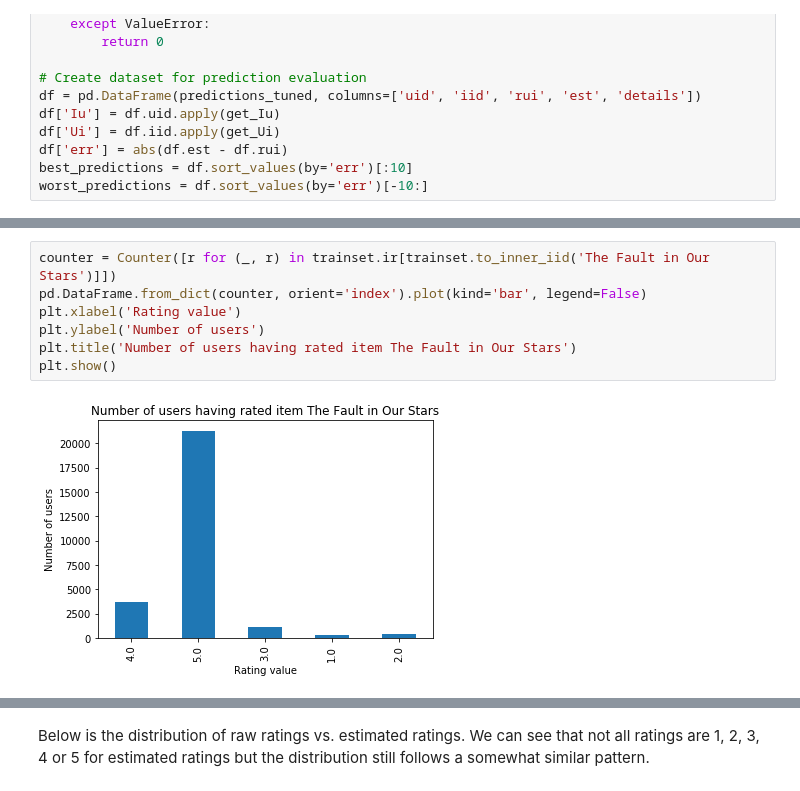
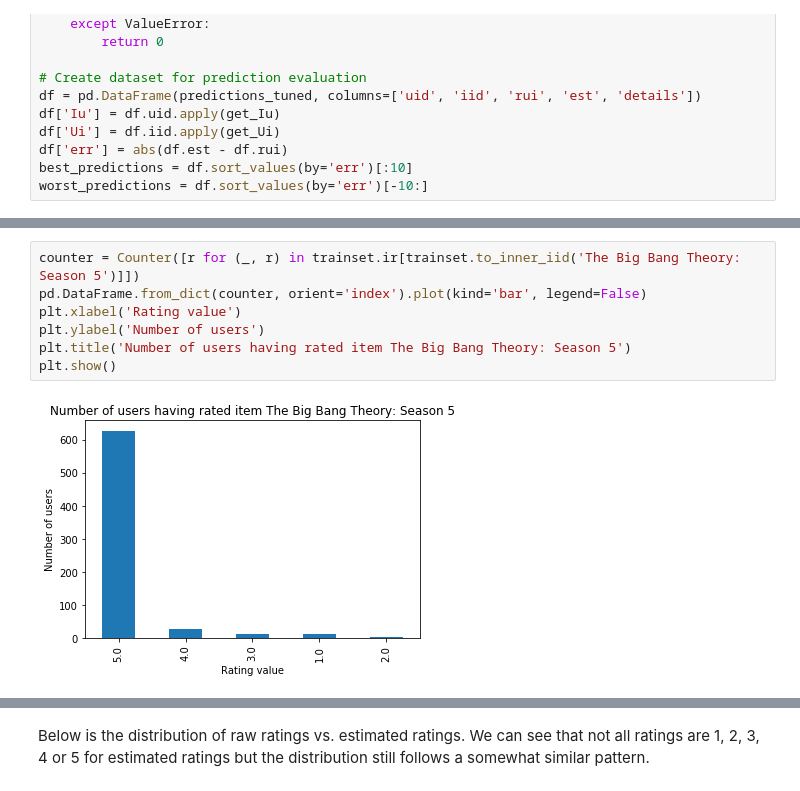
Before and after one commit to dametreusv/amazon_hybrid_recommendation_system, a Jupyter notebook: APR_recommender_collaborative.ipynb, the cells around one changed output, grey strips where cells are left out. Saved outputs shown, nothing was run; the diff lists cells and outputs as text.

```diff
--- a/APR_recommender_collaborative.ipynb
+++ b/APR_recommender_collaborative.ipynb
@@ -854,12 +1014,12 @@ best_predictions
 # %%
-counter = Counter([r for (_, r) in trainset.ir[trainset.to_inner_iid('The Fault in Our Stars')]])
+counter = Counter([r for (_, r) in trainset.ir[trainset.to_inner_iid('The Big Bang Theory: Season 5')]])
 pd.DataFrame.from_dict(counter, orient='index').plot(kind='bar', legend=False)
 plt.xlabel('Rating value')
 plt.ylabel('Number of users')
-plt.title('Number of users having rated item The Fault in Our Stars')
+plt.title('Number of users having rated item The Big Bang Theory: Season 5')
 plt.show()
 # %% [output]
-[figure, old version]
+[figure, new version]
 # %%
 worst_predictions
 # %% [output]
```
Also changed, not shown: parts of 64 cells of this notebook.
